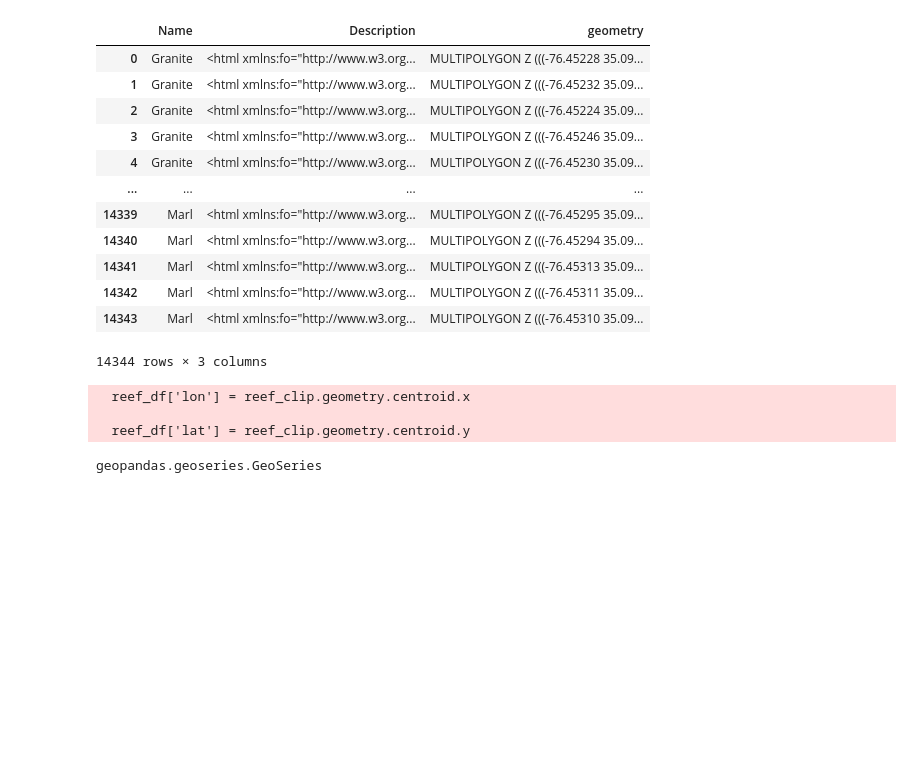
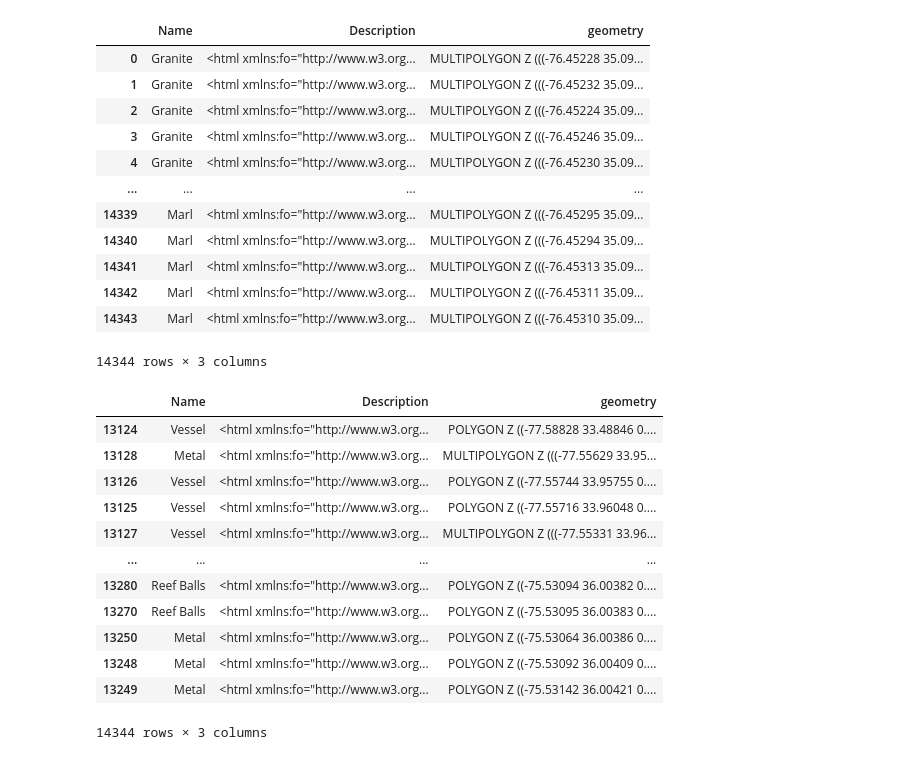
Before and after one commit to allisonw5/seafloor-objects, a Jupyter notebook: ea-capstone-2023.ipynb, the cells around one changed output. Saved outputs shown, nothing was run; the diff lists cells and outputs as text; code cells hidden in the pictures; blank space fills up the shorter version.

```diff
--- a/ea-capstone-2023.ipynb
+++ b/ea-capstone-2023.ipynb
@@ -186,23 +180,21 @@ reef_gdf
 | 14343 | Marl | <html xmlns:fo="http://www.w3.org... | MULTIPOLYGON Z (((-76.45310 35.09... |
 14344 rows × 3 columns
 # %%
-# TODO: Figure out why the fuck I cannot get the clipping to work.
-reef_clip = gpd.clip(reef_gdf, (-78.317663, 31.036502, -70.760165, 40.541466))
-# reef_clip
-# reproject to eastern US zone
-# EPSG
-# Create reef dataframe
-reef_df = pd.DataFrame(columns=[
-    'lat', 'lon', 'size', 'description', 'geometry'])
-# if "MULTIPOLYGON" in reef_clip.geometry:
-reef_df['lon'] = reef_clip.geometry.centroid.x
-reef_df['lat'] = reef_clip.geometry.centroid.y
-reef_df['description'] = reef_clip.Name
-reef_df['geometry'] = reef_clip.geometry
-# reef_df
-type(reef_clip.geometry)
+# Clip with bounding box coordinates
+reef_gdf_clip = gpd.clip(
+    reef_gdf, (-78.317663, 31.036502, -70.760165, 40.541466))
+reef_gdf_clip
 # %% [output]
+|  | Name | Description | geometry |
+| 13124 | Vessel | <html xmlns:fo="http://www.w3.org... | POLYGON Z ((-77.58828 33.48846 0.... |
+| 13128 | Metal | <html xmlns:fo="http://www.w3.org... | MULTIPOLYGON Z (((-77.55629 33.95... |
+| 13126 | Vessel | <html xmlns:fo="http://www.w3.org... | POLYGON Z ((-77.55744 33.95755 0.... |
+| 13125 | Vessel | <html xmlns:fo="http://www.w3.org... | POLYGON Z ((-77.55716 33.96048 0.... |
+| 13127 | Vessel | <html xmlns:fo="http://www.w3.org... | MULTIPOLYGON Z (((-77.55331 33.96... |
+| ... | ... | ... | ... |
+| 13280 | Reef Balls | <html xmlns:fo="http://www.w3.org... | POLYGON Z ((-75.53094 36.00382 0.... |
+| 13270 | Reef Balls | <html xmlns:fo="http://www.w3.org... | POLYGON Z ((-75.53095 36.00383 0.... |
+| 13250 | Metal | <html xmlns:fo="http://www.w3.org... | POLYGON Z ((-75.53064 36.00386 0.... |
+| 13248 | Metal | <html xmlns:fo="http://www.w3.org... | POLYGON Z ((-75.53092 36.00409 0.... |
+| 13249 | Metal | <html xmlns:fo="http://www.w3.org... | POLYGON Z ((-75.53142 36.00421 0.... |
-  reef_df['lon'] = reef_clip.geometry.centroid.x
-
-  reef_df['lat'] = reef_clip.geometry.centroid.y
+14344 rows × 3 columns
-geopandas.geoseries.GeoSeries
```
Also changed, not shown: parts of 11 cells of this notebook.
